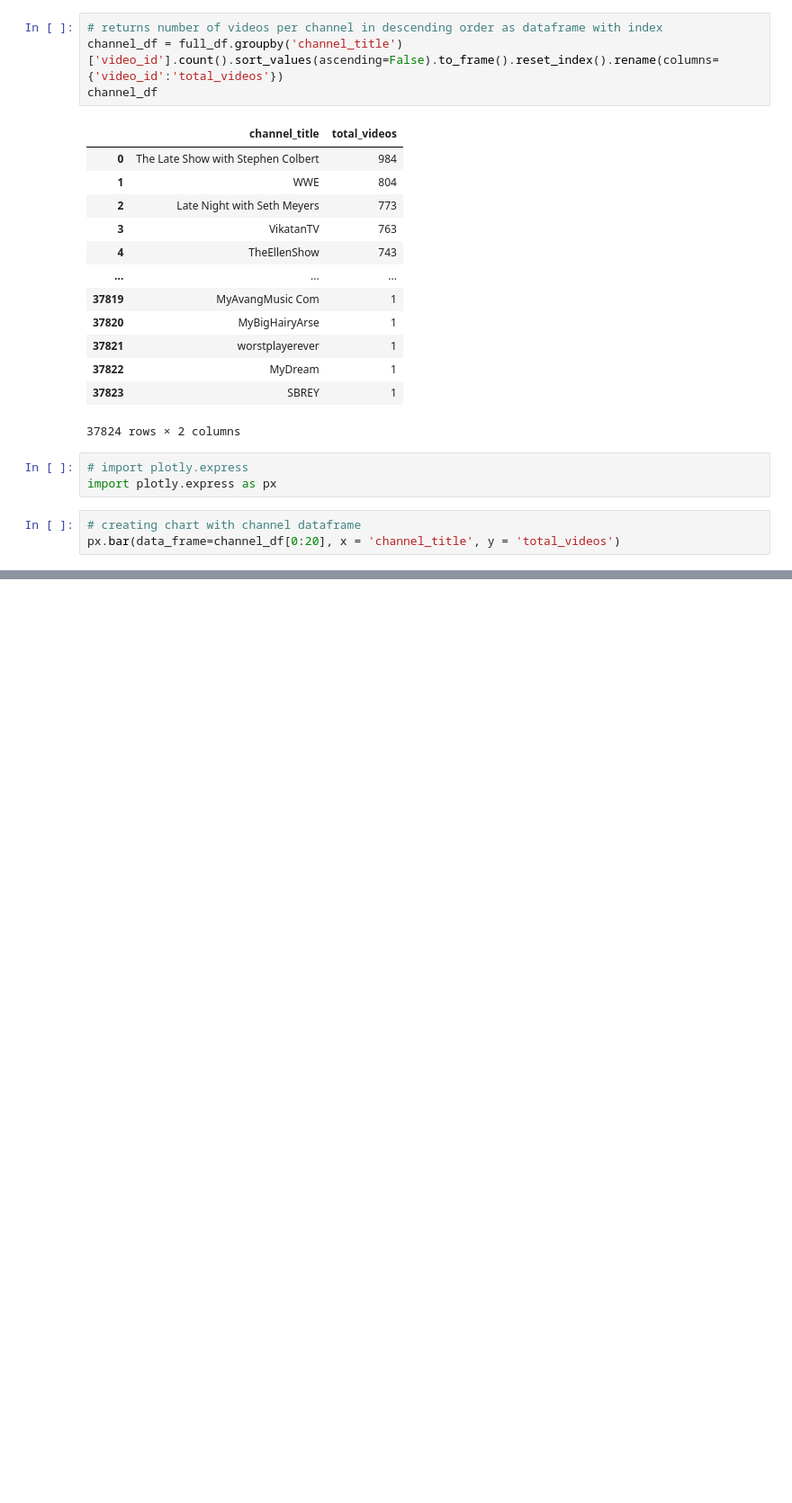
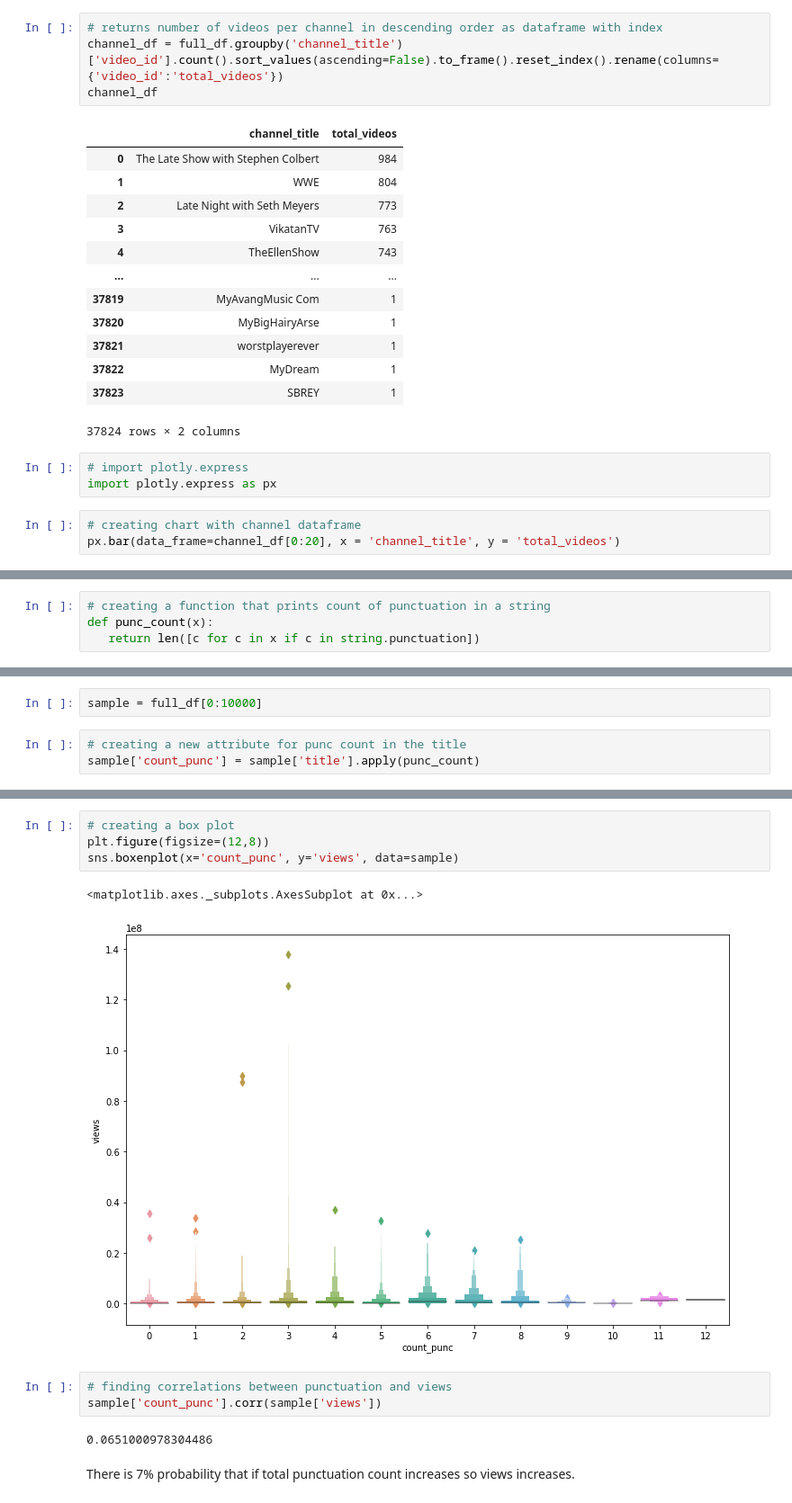
Before and after one commit to MiskaturRahman/Data-Science-PortFolio, a Jupyter notebook: youtube Case study/youtube_analysis.ipynb, the cells around one changed output, grey strips where cells are left out. Shown at 90% size. Cells and saved outputs as stored; diff of their text form; blank space fills up the shorter version.

Commit message:
punctuation vs views analysis

```diff
--- a/youtube Case study/youtube_analysis.ipynb
+++ b/youtube Case study/youtube_analysis.ipynb
@@ -527,0 +537,4 @@ px.bar(data_frame=channel_df[0:20], x = 'channel_title', y = 'total_videos')
+# %%
+# creating a function that prints count of punctuation in a string
+def punc_count(x):
+   return len([c for c in x if c in string.punctuation])
@@ -527,0 +562,5 @@ px.bar(data_frame=channel_df[0:20], x = 'channel_title', y = 'total_videos')
+# %%
+sample = full_df[0:10000]
+# %%
+# creating a new attribute for punc count in the title
+sample['count_punc'] = sample['title'].apply(punc_count)
@@ -527,0 +579,14 @@ px.bar(data_frame=channel_df[0:20], x = 'channel_title', y = 'total_videos')
+# %%
+# creating a box plot
+plt.figure(figsize=(12,8))
+sns.boxenplot(x='count_punc', y='views', data=sample)
+# %% [output]
+<matplotlib.axes._subplots.AxesSubplot at 0x...>
+[figure, added]
+# %%
+# finding correlations between punctuation and views
+sample['count_punc'].corr(sample['views'])
+# %% [output]
+0.0651000978304486
+# %% [markdown]
+There is 7% probability that if total punctuation count increases so views increases.
```
Also changed, not shown: parts of 7 cells of this notebook.
